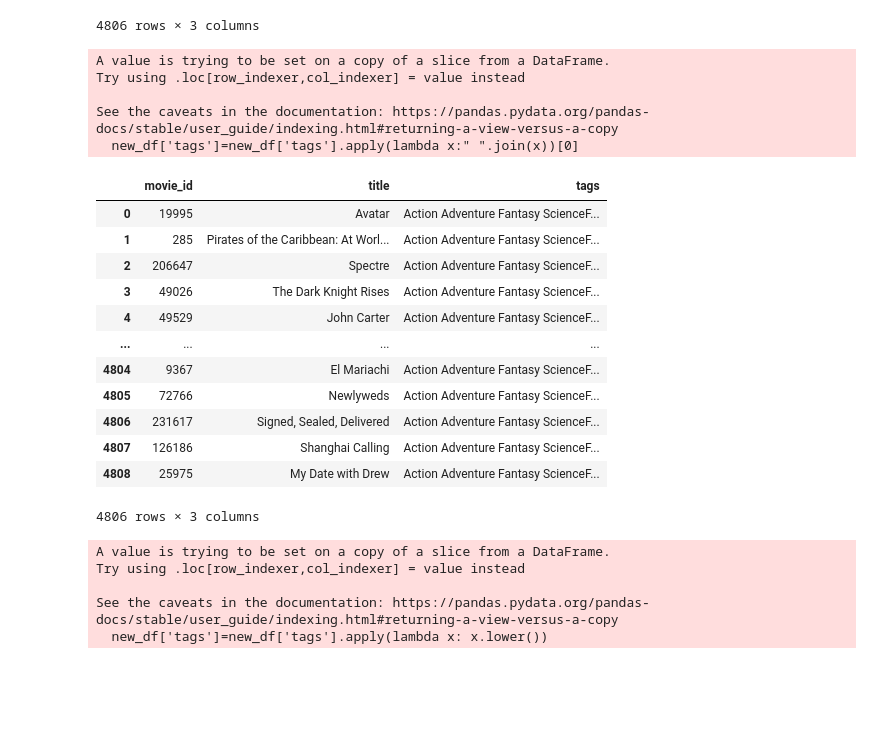
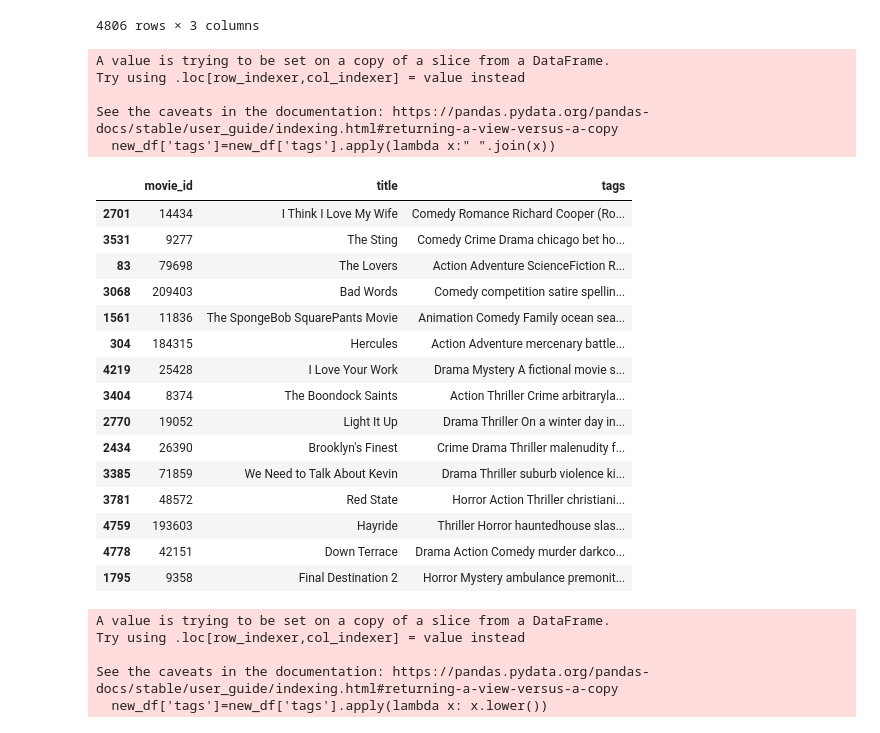
Before and after one commit to kuldeep4408/Movie_Recommender_system, a Jupyter notebook: MovieRecommenderSystem.ipynb, the cells around one changed output. Cells and saved outputs as stored; diff of their text form; code cells hidden in the pictures; blank space fills up the shorter version.

```diff
--- a/MovieRecommenderSystem.ipynb
+++ b/MovieRecommenderSystem.ipynb
@@ -265,29 +261,32 @@ new_df
 | 4808 | 25975 | My Date with Drew | [Documentary, obsession, camcorde... |
 4806 rows × 3 columns
 # %%
-new_df['tags']=new_df['tags'].apply(lambda x:" ".join(x))[0]
+new_df['tags']=new_df['tags'].apply(lambda x:" ".join(x))
 # %% [output]
 A value is trying to be set on a copy of a slice from a DataFrame.
 Try using .loc[row_indexer,col_indexer] = value instead
 
 See the caveats in the documentation: https://pandas.pydata.org/pandas-docs/stable/user_guide/indexing.html#returning-a-view-versus-a-copy
-  new_df['tags']=new_df['tags'].apply(lambda x:" ".join(x))[0]
+  new_df['tags']=new_df['tags'].apply(lambda x:" ".join(x))
 # %%
-new_df
+new_df.sample(15)
 # %% [output]
 |  | movie_id | title | tags |
-| 0 | 19995 | Avatar | Action Adventure Fantasy ScienceF... |
-| 1 | 285 | Pirates of the Caribbean: At Worl... | Action Adventure Fantasy ScienceF... |
-| 2 | 206647 | Spectre | Action Adventure Fantasy ScienceF... |
-| 3 | 49026 | The Dark Knight Rises | Action Adventure Fantasy ScienceF... |
-| 4 | 49529 | John Carter | Action Adventure Fantasy ScienceF... |
-| ... | ... | ... | ... |
-| 4804 | 9367 | El Mariachi | Action Adventure Fantasy ScienceF... |
-| 4805 | 72766 | Newlyweds | Action Adventure Fantasy ScienceF... |
-| 4806 | 231617 | Signed, Sealed, Delivered | Action Adventure Fantasy ScienceF... |
-| 4807 | 126186 | Shanghai Calling | Action Adventure Fantasy ScienceF... |
-| 4808 | 25975 | My Date with Drew | Action Adventure Fantasy ScienceF... |
+| 2701 | 14434 | I Think I Love My Wife | Comedy Romance Richard Cooper (Ro... |
+| 3531 | 9277 | The Sting | Comedy Crime Drama chicago bet ho... |
+| 83 | 79698 | The Lovers | Action Adventure ScienceFiction R... |
+| 3068 | 209403 | Bad Words | Comedy competition satire spellin... |
+| 1561 | 11836 | The SpongeBob SquarePants Movie | Animation Comedy Family ocean sea... |
+| 304 | 184315 | Hercules | Action Adventure mercenary battle... |
+| 4219 | 25428 | I Love Your Work | Drama Mystery A fictional movie s... |
+| 3404 | 8374 | The Boondock Saints | Action Thriller Crime arbitraryla... |
+| 2770 | 19052 | Light It Up | Drama Thriller On a winter day in... |
+| 2434 | 26390 | Brooklyn's Finest | Crime Drama Thriller malenudity f... |
+| 3385 | 71859 | We Need to Talk About Kevin | Drama Thriller suburb violence ki... |
+| 3781 | 48572 | Red State | Horror Action Thriller christiani... |
+| 4759 | 193603 | Hayride | Thriller Horror hauntedhouse slas... |
+| 4778 | 42151 | Down Terrace | Drama Action Comedy murder darkco... |
+| 1795 | 9358 | Final Destination 2 | Horror Mystery ambulance premonit... |
-4806 rows × 3 columns
 # %%
 new_df['tags']=new_df['tags'].apply(lambda x: x.lower())
 # %% [output]
```
Also changed, not shown: parts of 20 cells of this notebook.
